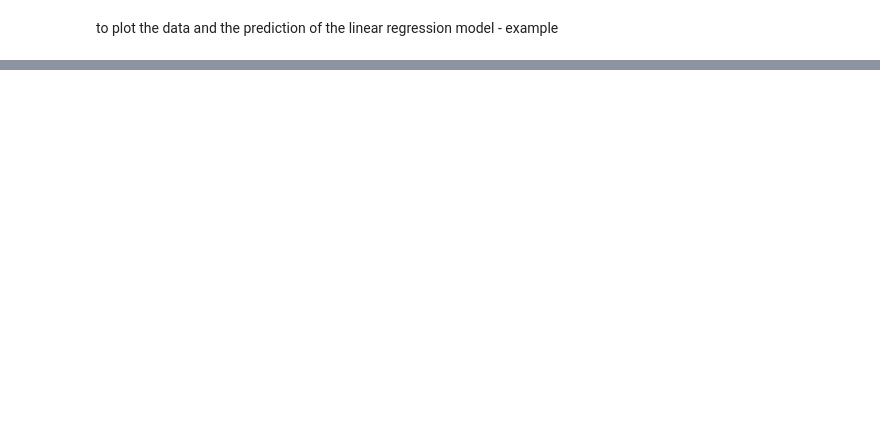
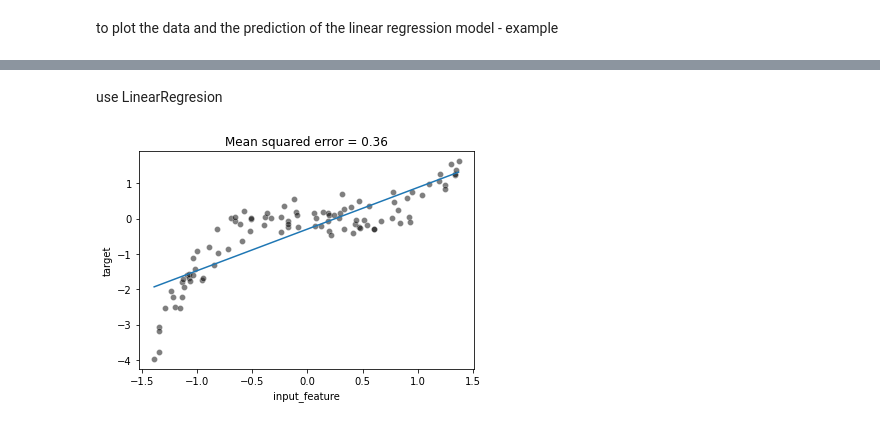
Before and after one commit to tgbdc7/ml_learn, a Jupyter notebook: course/notes/Linear_Models_Module_4.ipynb, the cells around one changed output, grey strips where cells are left out. Cells and saved outputs as stored; diff of their text form; code cells hidden in the pictures; blank space fills up the shorter version.

```diff
--- a/course/notes/Linear_Models_Module_4.ipynb
+++ b/course/notes/Linear_Models_Module_4.ipynb
@@ -60,0 +84,22 @@ _ = plt.title("Model using LinearRegression from scikit-learn")
+# %% [markdown]
+use LinearRegresion
+# %%
+# X should be 2D for sklearn: (n_samples, n_features)
+data = data.reshape((-1, 1))
+data.shape
+
+from sklearn.linear_model import LinearRegression
+from sklearn.metrics import mean_squared_error
+
+linear_regression = LinearRegression()
+linear_regression.fit(data, target)
+target_predicted = linear_regression.predict(data)
+
+mse = mean_squared_error(target, target_predicted)
+
+ax = sns.scatterplot(data=full_data, x="input_feature", y="target",
+                     color="black", alpha=0.5)
+ax.plot(data, target_predicted)
+_ = ax.set_title(f"Mean squared error = {mse:.2f}")
+# %% [output]
+[figure, added]
```
Also changed, not shown: parts of 19 cells of this notebook, 1 other file.
